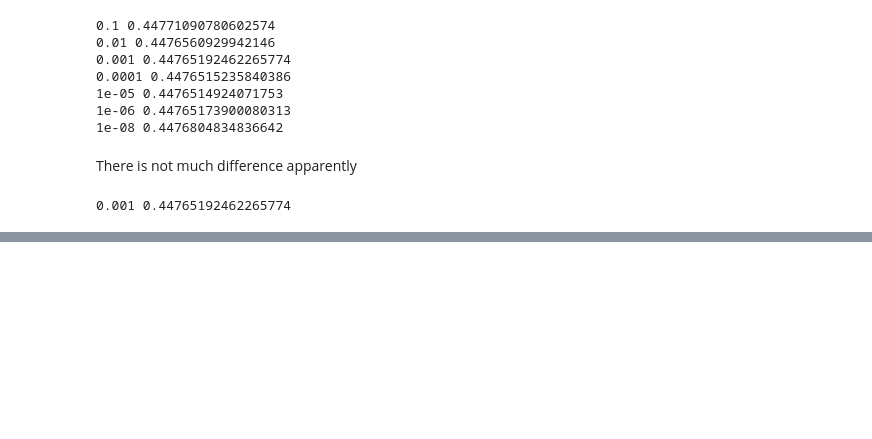
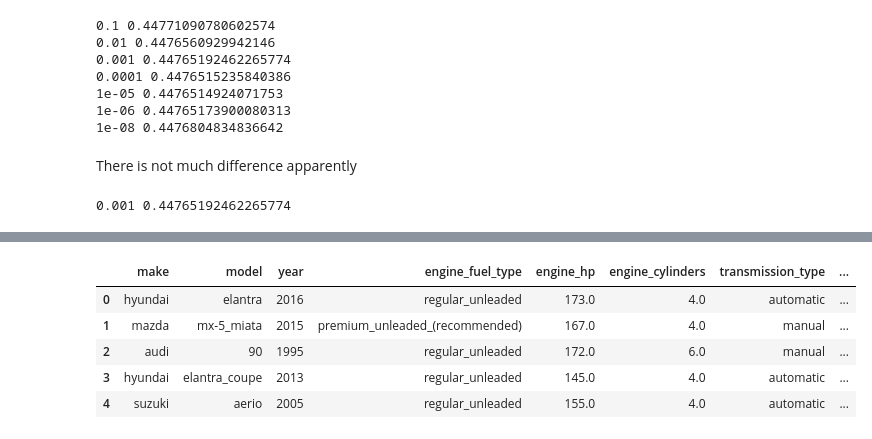
Before and after one commit to pyjom/ml-zoomcamp-2025, a Jupyter notebook: week2/week2.ipynb, the cells around one changed output, grey strips where cells are left out. Cells and saved outputs as stored; diff of their text form; code cells hidden in the pictures; blank space fills up the shorter version.

Commit message:
finishing the model

```diff
--- a/week2/week2.ipynb
+++ b/week2/week2.ipynb
@@ -1083,0 +1090,14 @@ print(i, score)
+# %%
+# combine the two dataframe
+df_full_train = pd.concat([df_train, df_val])
+# %%
+df_full_train = df_full_train.reset_index(drop=True)
+# %%
+df_full_train.head()
+# %% [output]
+|  | make | model | year | engine_fuel_type | engine_hp | engine_cylinders | transmission_type | ... |
+| 0 | hyundai | elantra | 2016 | regular_unleaded | 173.0 | 4.0 | automatic | ... |
+| 1 | mazda | mx-5_miata | 2015 | premium_unleaded_(recommended) | 167.0 | 4.0 | manual | ... |
+| 2 | audi | 90 | 1995 | regular_unleaded | 172.0 | 6.0 | manual | ... |
+| 3 | hyundai | elantra_coupe | 2013 | regular_unleaded | 145.0 | 4.0 | automatic | ... |
+| 4 | suzuki | aerio | 2005 | regular_unleaded | 155.0 | 4.0 | automatic | ... |
```
Also changed, not shown: parts of 14 cells of this notebook.
